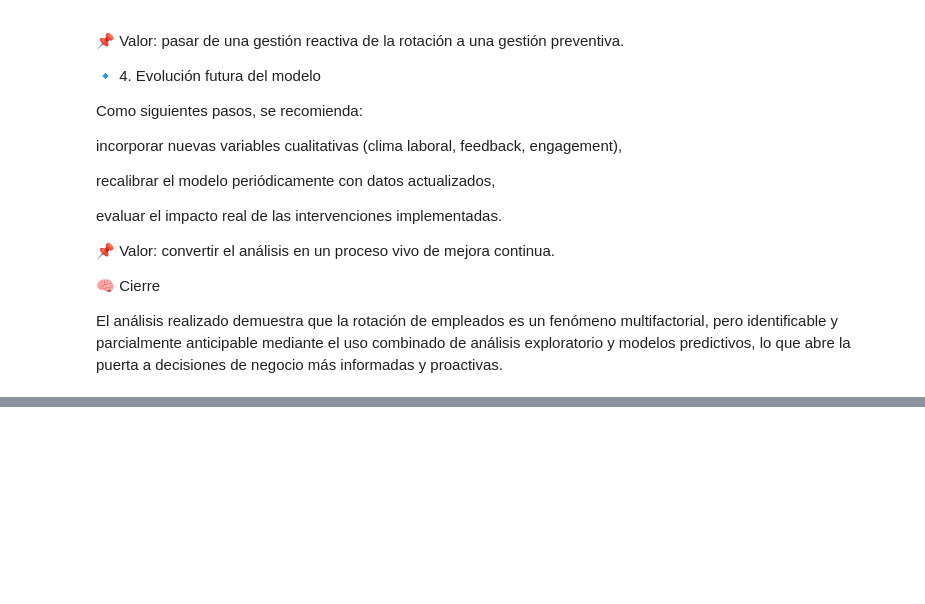
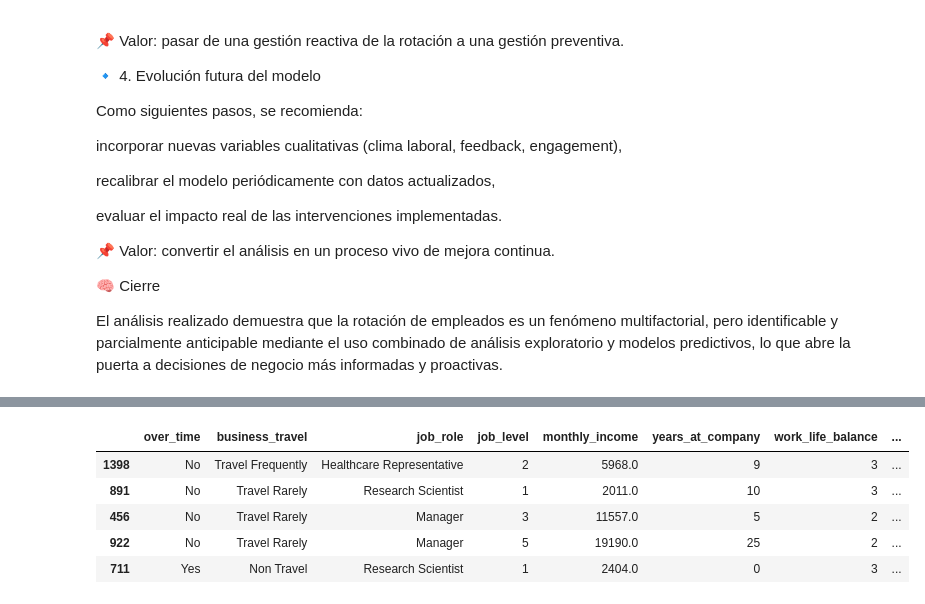
Before and after one commit to juliaisidroj/-project-da-promo-59-modulo-3-team-1, a Jupyter notebook: notebooks/Mati_modelo_predictivo.ipynb, the cells around one changed output, grey strips where cells are left out. Cells and saved outputs as stored; diff of their text form; code cells hidden in the pictures; blank space fills up the shorter version.

```diff
--- a/notebooks/Mati_modelo_predictivo.ipynb
+++ b/notebooks/Mati_modelo_predictivo.ipynb
@@ -405,0 +418,7 @@ El análisis realizado demuestra que la rotación de empleados es un fenómeno m
+# %%
+# Obtener probabilidades en el conjunto TEST
+y_prob = clf.predict_proba(X_test)
+
+y_prob_attrition = y_prob[:, 1]     # Probabilidades de la clase positiva (Attrition = YES)
+
+pd.Series(y_prob_attrition).describe()
@@ -405,0 +435,14 @@ El análisis realizado demuestra que la rotación de empleados es un fenómeno m
+# %%
+# Crear DataFrane de riesgo
+risk_df = X_test.copy()
+risk_df["prob_attrition"] = y_prob_attrition
+risk_df["attrition_real"] = y_test.values
+risk_df["attrition_pred"] = y_pred
+risk_df.head()
+# %% [output]
+|  | over_time | business_travel | job_role | job_level | monthly_income | years_at_company | work_life_balance | ... |
+| 1398 | No | Travel Frequently | Healthcare Representative | 2 | 5968.0 | 9 | 3 | ... |
+| 891 | No | Travel Rarely | Research Scientist | 1 | 2011.0 | 10 | 3 | ... |
+| 456 | No | Travel Rarely | Manager | 3 | 11557.0 | 5 | 2 | ... |
+| 922 | No | Travel Rarely | Manager | 5 | 19190.0 | 25 | 2 | ... |
+| 711 | Yes | Non Travel | Research Scientist | 1 | 2404.0 | 0 | 3 | ... |
```
Also changed, not shown: parts of 19 cells of this notebook, 20 other files.
